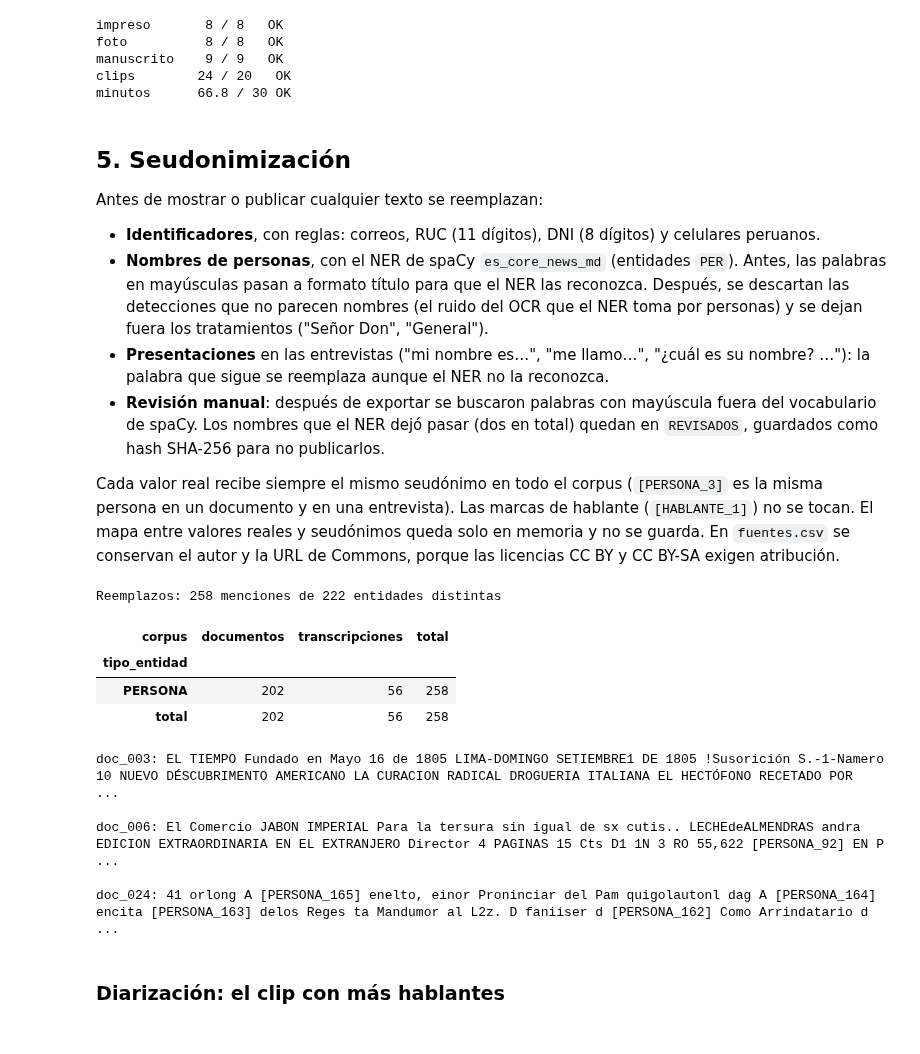
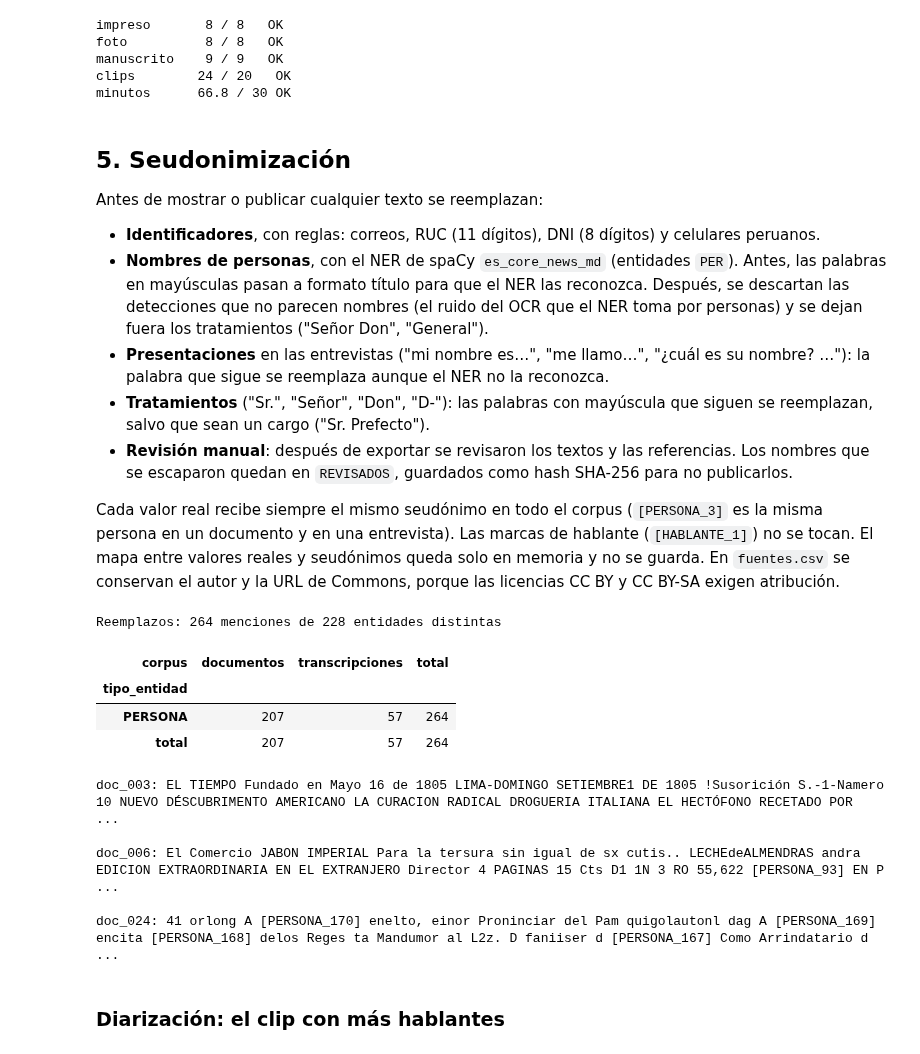
Before and after one commit to vguardiaf/qlabpucp_python_intermedio, a Jupyter notebook: tarea_2/01_extraccion.ipynb, the cells around one changed output. Cells and saved outputs as stored; diff of their text form; code cells hidden in the pictures.

```diff
--- a/tarea_2/01_extraccion.ipynb
+++ b/tarea_2/01_extraccion.ipynb
@@ -549,8 +549,10 @@ Antes de mostrar o publicar cualquier texto se reemplazan:
   (el ruido del OCR que el NER toma por personas) y se dejan fuera los tratamientos ("Señor Don", "General").
 - **Presentaciones** en las entrevistas ("mi nombre es…", "me llamo…", "¿cuál es su nombre? …"): la palabra que sigue
   se reemplaza aunque el NER no la reconozca.
-- **Revisión manual**: después de exportar se buscaron palabras con mayúscula fuera del vocabulario de spaCy. Los
-  nombres que el NER dejó pasar (dos en total) quedan en `REVISADOS`, guardados como hash SHA-256 para no publicarlos.
+- **Tratamientos** ("Sr.", "Señor", "Don", "D-"): las palabras con mayúscula que siguen se reemplazan, salvo que sean
+  un cargo ("Sr. Prefecto").
+- **Revisión manual**: después de exportar se revisaron los textos y las referencias. Los nombres que se escaparon
+  quedan en `REVISADOS`, guardados como hash SHA-256 para no publicarlos.
 
 Cada valor real recibe siempre el mismo seudónimo en todo el corpus (`[PERSONA_3]` es la misma persona en un documento
 y en una entrevista). Las marcas de hablante (`[HABLANTE_1]`) no se tocan. El mapa entre valores reales y seudónimos
@@ -571,15 +573,18 @@ MAYUSCULAS = re.compile(r"\b[A-ZÁÉÍÓÚÑ]{2,}\b")
 PUNTUACION = ",;:.—"
 # Quien se presenta en una entrevista: "mi nombre es Ana Quispe", "¿cuál es su nombre? Rosa"
 PRESENTACION = re.compile(r"(?:[Mm]i nombre es|[Mm]e llamo|su nombre\?)\s+((?:[A-ZÁÉÍÓÚÑ][a-záéíóúñü]+\s?){1,3})")
+# Tras un tratamiento ("Sr. Pedro Ruiz", "D- Juan Soto"): hasta 4 palabras con mayúscula, salvo que sean un cargo
+TRATAMIENTO = re.compile(r"\b(?:(?:Sr|Sra|Srta|[Ss]eñor|[Ss]eñora|Don|Doña|D)[.\-]?\s+)+((?:[A-ZÁÉÍÓÚÑ][A-Za-záéíóúñü]*[.\-]?\s?){1,4})")
 # Nombres que el NER no reconoció y que aparecieron en la revisión manual de los textos exportados.
 # Se guardan como SHA-256 (16 primeros caracteres, en minúsculas) para no publicar el nombre en el código.
-REVISADOS = {"a4830ea26f2a5875", "cae7e6ecdbbe4d3e"}
-CAPITALIZADA = re.compile(r"\b[A-ZÁÉÍÓÚÑ][a-záéíóúñü]+\b")
+REVISADOS = {"a4830ea26f2a5875", "cae7e6ecdbbe4d3e", "3e85b8e42b519139", "3ca4511fd1592461"}
+PALABRA_LETRAS = re.compile(r"\b[^\W\d_]+\b")
 revisado = lambda w: hashlib.sha256(w.lower().encode()).hexdigest()[:16] in REVISADOS
 NOMBRE = re.compile(r"^[A-ZÁÉÍÓÚÑ][a-záéíóúñü]*$")
 CONECTORES = {"de", "del", "la", "las", "los", "y"}
 TRATAMIENTOS = {"señor", "señora", "sr.", "sra.", "don", "doña", "dr.", "general", "jeneral", "coronel", "almirante",
-                "capitán", "ministro", "presidente", "maestro", "fray", "director", "s", "e", "v",
+                "capitán", "ministro", "presidente", "maestro", "fray", "director", "prefecto", "secretario",
+                "comandante", "obispo", "alcalde", "s", "e", "v",
                 # palabras de las entrevistas que el NER suele tomar por nombres
                 "gracias", "bueno", "buenas", "buenos", "hola", "claro", "perfecto", "muchas", "ya", "sí", "okey"}
 
@@ -596,7 +601,8 @@ class Seudonimizador:
         for tipo, patron in REGLAS:
             texto = patron.sub(lambda m: self._reemplazo(tipo, m.group(), doc_id), texto)
         texto = PRESENTACION.sub(lambda m: m.group().replace(m.group(1).strip(), self._reemplazo("PERSONA", m.group(1).strip(), doc_id)), texto)
-        texto = CAPITALIZADA.sub(lambda m: self._reemplazo("PERSONA", m.group(), doc_id) if revisado(m.group()) else m.group(), texto)
+        texto = TRATAMIENTO.sub(lambda m: self._tras_tratamiento(m, doc_id), texto)
+        texto = PALABRA_LETRAS.sub(lambda m: self._reemplazo("PERSONA", m.group(), doc_id) if revisado(m.group()) else m.group(), texto)
         # Las palabras en mayúsculas pasan a "Título" (mismo largo) para que el NER reconozca "MANUEL SEOANE"
         copia = MAYUSCULAS.sub(lambda m: m.group().title(), texto)
         personas = [tramo for e in self.nlp(copia).ents if e.label_ == "PER" for tramo in self._nombre(e)]
@@ -626,36 +632,42 @@ class Seudonimizador:
                 actual.append(w)
                 continue
             while actual and actual[-1][2].lower() in CONECTORES:
                 actual.pop()
             while actual and actual[0][2].lower() in CONECTORES:
                 actual.pop(0)
             if any(len(p) >= 3 for _, _, p in actual):
                 tramos.append((actual[0][0], actual[-1][1]))
             actual = []
         return tramos
 
+    def _tras_tratamiento(self, m, doc_id):
+        nombre = m.group(1).strip().strip(".-").strip()
+        if nombre.split()[0].lower().strip(".-") in TRATAMIENTOS:  # "Sr. Prefecto", "Señor Ministro"
+            return m.group()
+        return m.group().replace(nombre, self._reemplazo("PERSONA", nombre, doc_id), 1)
+
     def _reemplazo(self, tipo, valor, doc_id):
         clave = (tipo, re.sub(r"\W+", " ", valor).strip().lower())
         if clave not in self.mapa:
             self.mapa[clave] = f"[{tipo}_{sum(1 for t, _ in self.mapa if t == tipo) + 1}]"
         self.registro.append((doc_id, tipo, self.mapa[clave]))
         return self.mapa[clave]
 
 
 seud = Seudonimizador()
 docs["texto_ocr"] = [seud(t, i) for t, i in zip(docs.texto_ocr, docs.id)]
 clips["texto_asr"] = [seud(t, i) for t, i in zip(clips.texto_asr, clips.id)]
 
 registro = pd.DataFrame(seud.registro, columns=["id", "tipo_entidad", "seudonimo"])
 registro["corpus"] = np.where(registro.id.str.startswith("doc"), "documentos", "transcripciones")
 print(f"Reemplazos: {len(registro)} menciones de {registro.seudonimo.nunique()} entidades distintas")
 registro.pivot_table(index="tipo_entidad", columns="corpus", values="id", aggfunc="count", fill_value=0, margins=True, margins_name="total")
 # %% [output]
-Reemplazos: 258 menciones de 222 entidades distintas
+Reemplazos: 264 menciones de 228 entidades distintas
 | corpus | documentos | transcripciones | total |
 | tipo_entidad |  |  |  |
-| PERSONA | 202 | 56 | 258 |
-| total | 202 | 56 | 258 |
+| PERSONA | 207 | 57 | 264 |
+| total | 207 | 57 | 264 |
 # %%
 # Revisión manual de los tres textos con más reemplazos (ya seudonimizados)
 textos = pd.concat([docs[["id", "texto_ocr"]].set_axis(["id", "texto"], axis=1), clips[["id", "texto_asr"]].set_axis(["id", "texto"], axis=1)])
@@ -664,9 +676,9 @@ for t in textos[textos.id.isin(registro.id.value_counts().head(3).index)].itertu
 # %% [output]
 doc_003: EL TIEMPO Fundado en Mayo 16 de 1805 LIMA-DOMINGO SETIEMBRE1 DE 1805 !Susorición S.-1-Namero 10 NUEVO DÉSCUBRIMENTO AMERICANO LA CURACION RADICAL DROGUERIA ITALIANA EL HECTÓFONO RECETADO POR  ...
 
-doc_006: El Comercio JABON IMPERIAL Para la tersura sin igual de sx cutis.. LECHEdeALMENDRAS andra EDICION EXTRAORDINARIA EN EL EXTRANJERO Director 4 PAGINAS 15 Cts D1 1N 3 RO 55,622 [PERSONA_92] EN P ...
+doc_006: El Comercio JABON IMPERIAL Para la tersura sin igual de sx cutis.. LECHEdeALMENDRAS andra EDICION EXTRAORDINARIA EN EL EXTRANJERO Director 4 PAGINAS 15 Cts D1 1N 3 RO 55,622 [PERSONA_93] EN P ...
 
-doc_024: 41 orlong A [PERSONA_165] enelto, einor Proninciar del Pam quigolautonl dag A [PERSONA_164] encita [PERSONA_163] delos Reges ta Mandumor al L2z. D faniiser d [PERSONA_162] Como Arrindatario d ...
+doc_024: 41 orlong A [PERSONA_170] enelto, einor Proninciar del Pam quigolautonl dag A [PERSONA_169] encita [PERSONA_168] delos Reges ta Mandumor al L2z. D faniiser d [PERSONA_167] Como Arrindatario d ...
 # %% [markdown]
 ### Diarización: el clip con más hablantes
 # %%
```
Also changed, not shown: parts of 8 cells of this notebook, 7 other files.
